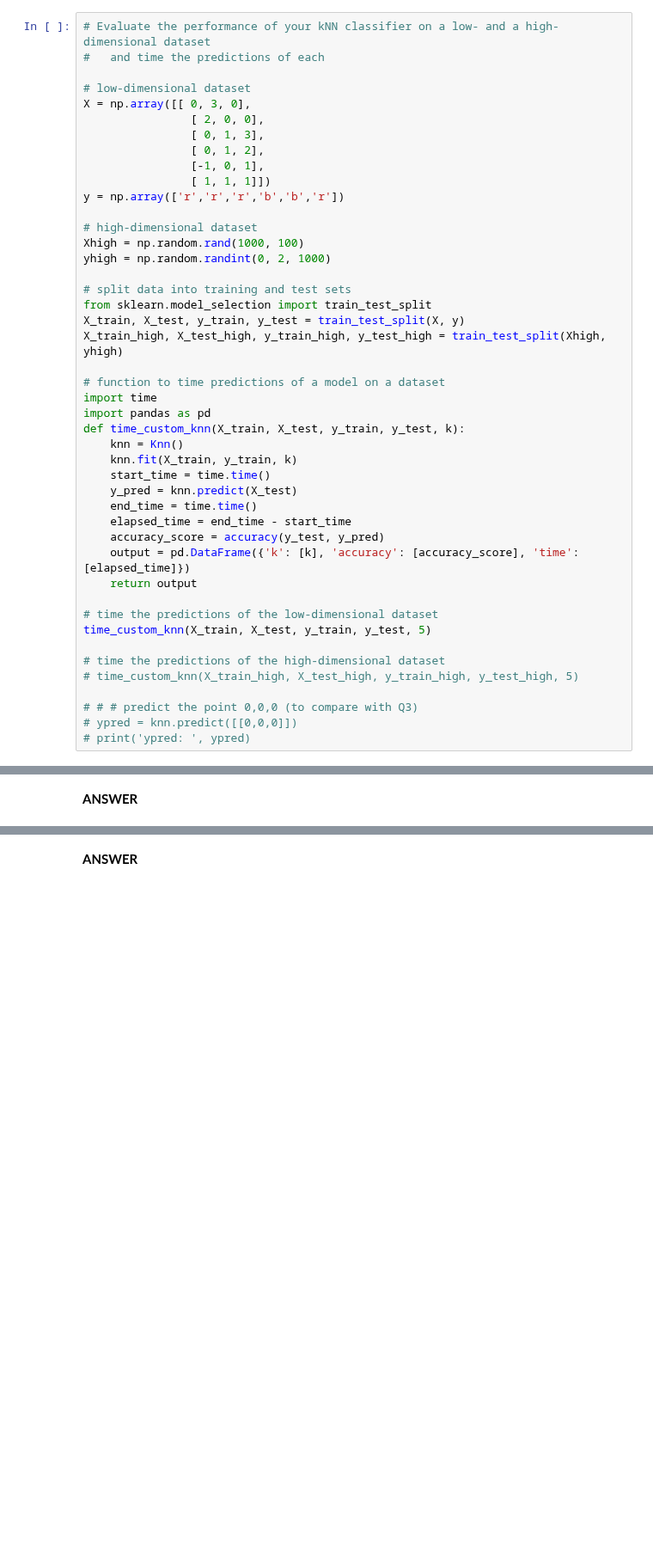
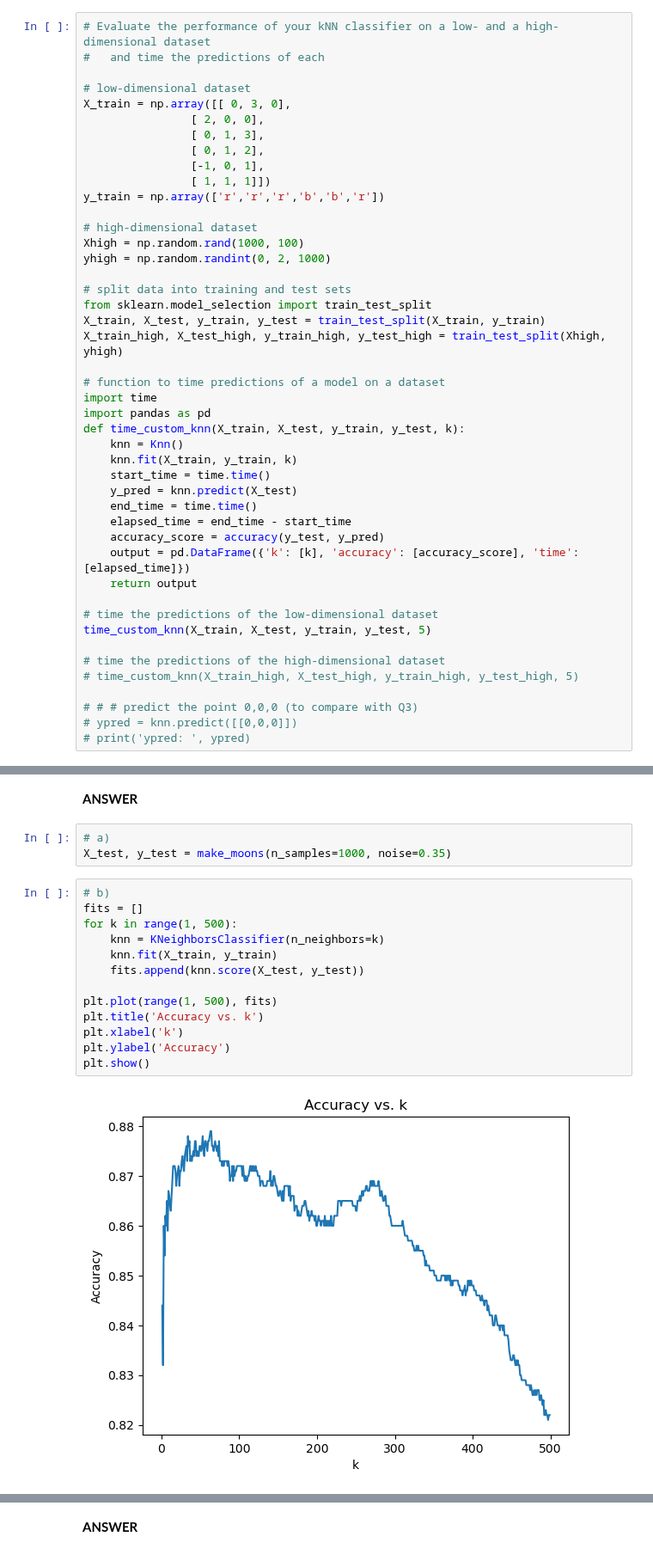
Before and after one commit to cake-dev/machine_learning_class, a Jupyter notebook: assignments/Assignment_2.ipynb, the cells around one changed output, grey strips where cells are left out. Shown at 86% size. Saved outputs shown, nothing was run; the diff lists cells and outputs as text; blank space fills up the shorter version.

```diff
--- a/assignments/Assignment_2.ipynb
+++ b/assignments/Assignment_2.ipynb
@@ -177,13 +169,13 @@ def accuracy(y,y_hat):
 #   and time the predictions of each
 
 # low-dimensional dataset
-X = np.array([[ 0, 3, 0],
+X_train = np.array([[ 0, 3, 0],
                 [ 2, 0, 0],
                 [ 0, 1, 3],
                 [ 0, 1, 2],
                 [-1, 0, 1],
                 [ 1, 1, 1]])
-y = np.array(['r','r','r','b','b','r'])
+y_train = np.array(['r','r','r','b','b','r'])
 
 # high-dimensional dataset
 Xhigh = np.random.rand(1000, 100)
@@ -191,7 +183,7 @@ yhigh = np.random.randint(0, 2, 1000)
 
 # split data into training and test sets
 from sklearn.model_selection import train_test_split
-X_train, X_test, y_train, y_test = train_test_split(X, y)
+X_train, X_test, y_train, y_test = train_test_split(X_train, y_train)
 X_train_high, X_test_high, y_train_high, y_test_high = train_test_split(Xhigh, yhigh)
 
 # function to time predictions of a model on a dataset
@@ -279,6 +334,24 @@ Here, the value of $k$ determines how flexible our model is.
 **(f)** In kNN classifiers, the value of k controls the flexibility of the model - what controls the flexibility of other models?
 # %% [markdown]
 **ANSWER**
+# %%
+# a)
+X_test, y_test = make_moons(n_samples=1000, noise=0.35)
+# %%
+# b)
+fits = []
+for k in range(1, 500):
+    knn = KNeighborsClassifier(n_neighbors=k)
+    knn.fit(X_train, y_train)
+    fits.append(knn.score(X_test, y_test))
+
+plt.plot(range(1, 500), fits)
+plt.title('Accuracy vs. k')
+plt.xlabel('k')
+plt.ylabel('Accuracy')
+plt.show()
+# %% [output]
+[figure, added]
 # %% [markdown]
 ## 7
 **[20 points] Linear regression and nonlinear transformations**. You're given training and testing data contained in files "A2_Q7_train.csv" and "A2_Q7_test.csv" in the "data" folder for this assignment. Your goal is to develop a regression algorithm from the training data that performs well on the test data.
```
Also changed, not shown: parts of 11 cells of this notebook.
